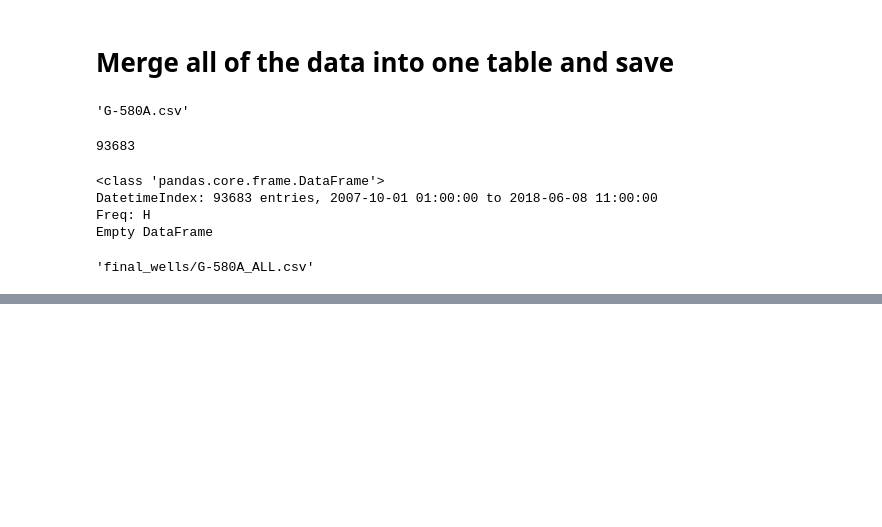
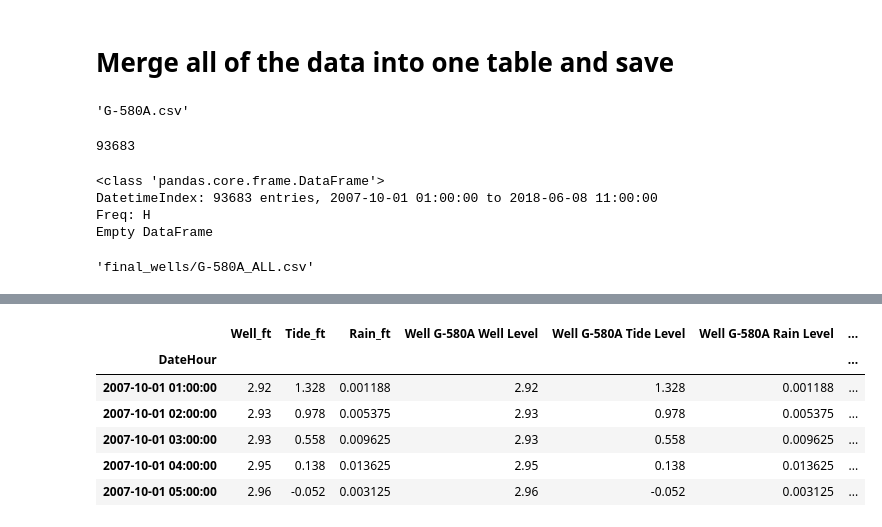
Before and after one commit to ccnobbli/Fall2_Homework, a Jupyter notebook: data/Well Data_Split/Aggregate All Well Data.ipynb, the cells around one changed output, grey strips where cells are left out. Saved outputs shown, nothing was run; the diff lists cells and outputs as text; code cells hidden in the pictures; blank space fills up the shorter version.

Commit message:
add final data
contains predicted well level and l/u 95% confidence bounds

```diff
--- a/data/Well Data_Split/Aggregate All Well Data.ipynb
+++ b/data/Well Data_Split/Aggregate All Well Data.ipynb
@@ -204,0 +207,5 @@ full.to_csv(new_file, index=True)
+# %%
+file = result[11]
+well = file[:len(file)-4].replace("_", "").replace("-", "")
+well_name = "Well " + file[:len(file)-4]
+well_name
@@ -204,0 +214,4 @@ full.to_csv(new_file, index=True)
+# %%
+pred = pd.read_sas("C:/Users/Christopher/Documents/GitHub/Fall2_Homework/data/Well Data_Split/final_wells/" + well + "_all_pred.sas7bdat")
+full = pd.read_csv("C:/Users/Christopher/Documents/GitHub/Fall2_Homework/data/Well Data_Split/final_wells/" + well + "_ALL.csv", index_col='DateHour')
+pred.set_index(full.index, inplace=True)
@@ -204,0 +238,17 @@ full.to_csv(new_file, index=True)
+# %%
+full[well_name + " Well Level"] = full.Well_ft
+full[well_name + " Tide Level"] = full.Tide_ft
+full[well_name + " Rain Level"] = full.Rain_ft
+full[well_name + " Predicted Well Level"] = pred['FORECAST']
+full[well_name + " Lower 95% Confidence Interval"] = pred.L95
+full[well_name + " Upper 95% Confidence Interval"] = pred.U95
+# %%
+full.head()
+# %% [output]
+|  | Well_ft | Tide_ft | Rain_ft | Well G-580A Well Level | Well G-580A Tide Level | Well G-580A Rain Level | ... |
+| DateHour |  |  |  |  |  |  | ... |
+| 2007-10-01 01:00:00 | 2.92 | 1.328 | 0.001188 | 2.92 | 1.328 | 0.001188 | ... |
+| 2007-10-01 02:00:00 | 2.93 | 0.978 | 0.005375 | 2.93 | 0.978 | 0.005375 | ... |
+| 2007-10-01 03:00:00 | 2.93 | 0.558 | 0.009625 | 2.93 | 0.558 | 0.009625 | ... |
+| 2007-10-01 04:00:00 | 2.95 | 0.138 | 0.013625 | 2.95 | 0.138 | 0.013625 | ... |
+| 2007-10-01 05:00:00 | 2.96 | -0.052 | 0.003125 | 2.96 | -0.052 | 0.003125 | ... |
```
Also changed, not shown: parts of 5 cells of this notebook, 39 other files.
